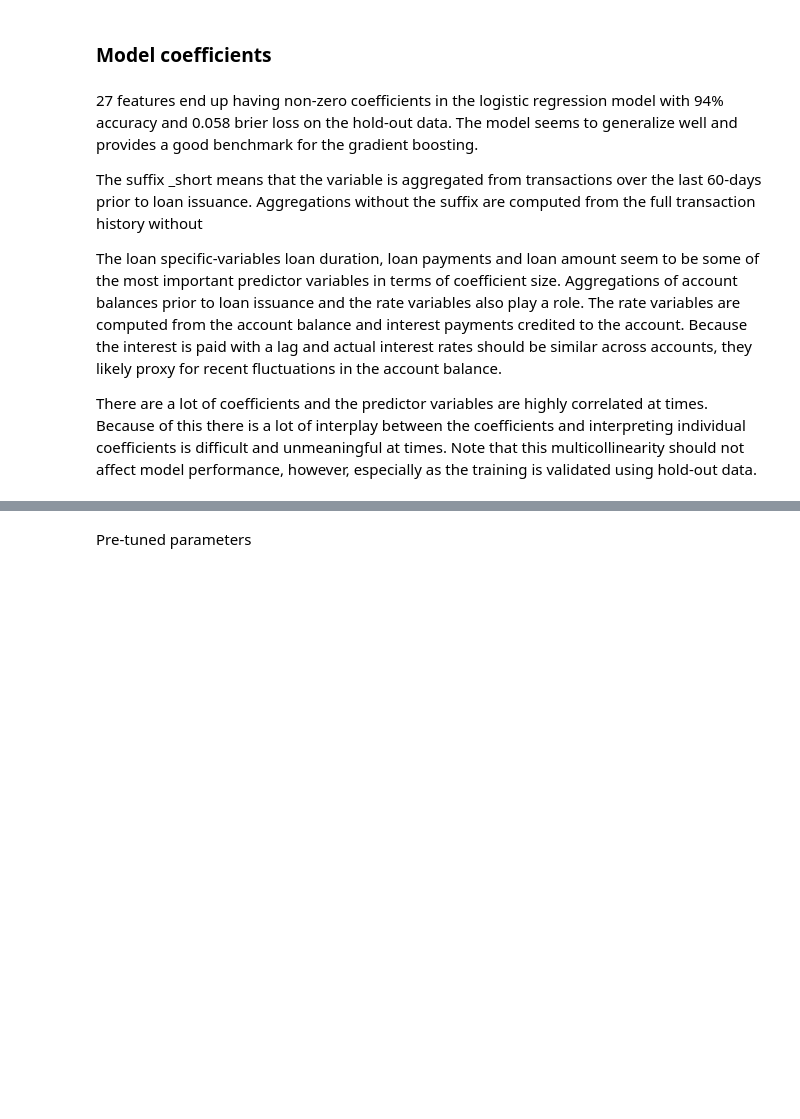
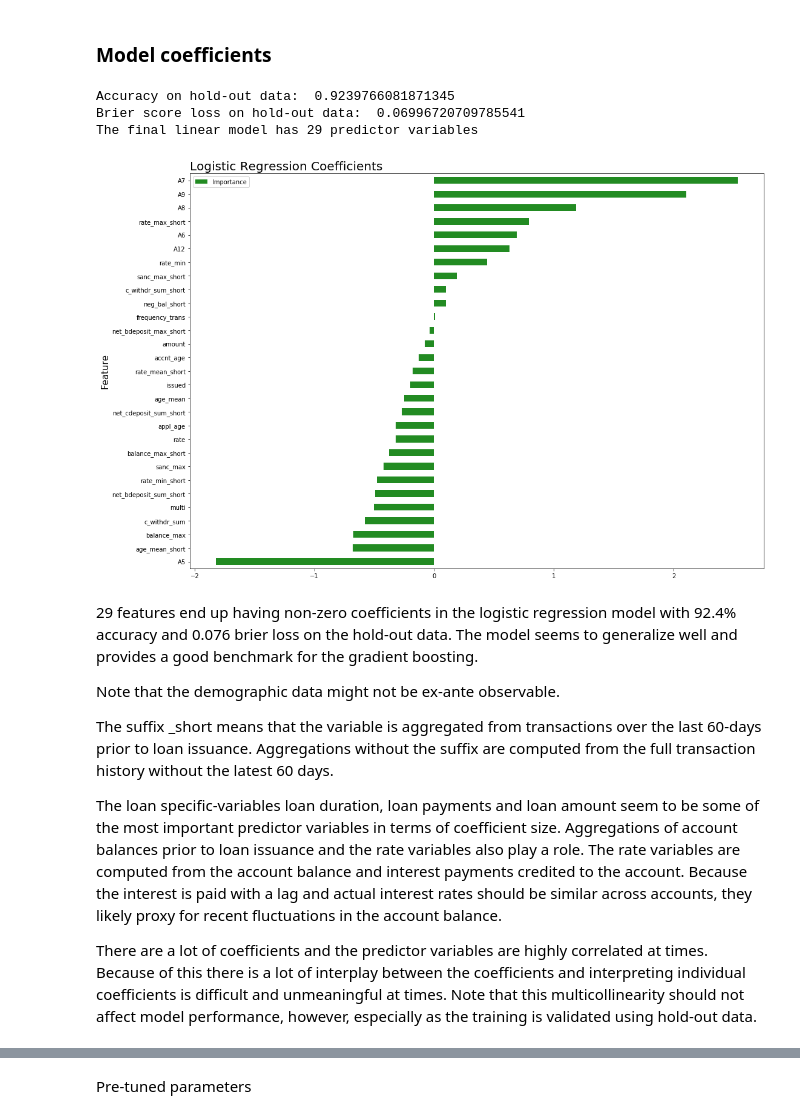
Before and after one commit to loerssoni/credit_risk_prediction, a Jupyter notebook: Credit Default Prediction with ML.ipynb, the cells around one changed output, grey strips where cells are left out. Saved outputs shown, nothing was run; the diff lists cells and outputs as text; code cells hidden in the pictures; blank space fills up the shorter version.

```diff
--- a/Credit Default Prediction with ML.ipynb
+++ b/Credit Default Prediction with ML.ipynb
@@ -158,15 +174,24 @@ g, bm_brier = bp.plot_learning_curve(logc,"Logistic regression learning curves",
 # %%
 #refit the final model using the full dataset to capture coefficients
 logc.fit(X, y)
-print('Accuracy on hold-out data: ', accuracy_score(y_test, logc.predict(X_test)))
-print('Brier score loss on hold-out data: ', brier_score_loss(y_test, logc.predict(X_test)))
+l_acc = accuracy_score(y_test, logc.predict(X_test))
+l_bsl = brier_score_loss(y_test, logc.predict_proba(X_test)[:,1])
+print('Accuracy on hold-out data: ', l_acc)
+print('Brier score loss on hold-out data: ', l_bsl)
 
 
 coef_plot, coef = bp.fit_importances(logc, X, y, 'Logistic Regression Coefficients')
+# %% [output]
+Accuracy on hold-out data:  0.9239766081871345
+Brier score loss on hold-out data:  0.06996720709785541
+The final linear model has 29 predictor variables
+[figure, added]
 # %% [markdown]
-27 features end up having non-zero coefficients in the logistic regression model with 94% accuracy and 0.058 brier loss on the hold-out data. The model seems to generalize well and provides a good benchmark for the gradient boosting.
+29 features end up having non-zero coefficients in the logistic regression model with 92.4% accuracy and 0.076 brier loss on the hold-out data. The model seems to generalize well and provides a good benchmark for the gradient boosting.
 
-The suffix _short means that the variable is aggregated from transactions over the last 60-days prior to loan issuance. Aggregations without the suffix are computed from the full transaction history without
+Note that the demographic data might not be ex-ante observable.
+
+The suffix _short means that the variable is aggregated from transactions over the last 60-days prior to loan issuance. Aggregations without the suffix are computed from the full transaction history without the latest 60 days.
 
 The loan specific-variables loan duration, loan payments and loan amount seem to be some of the most important predictor variables in terms of coefficient size. Aggregations of account balances prior to loan issuance and the rate variables also play a role. The rate variables are computed from the account balance and interest payments credited to the account. Because the interest is paid with a lag and actual interest rates should be similar across accounts, they likely proxy for recent fluctuations in the account balance.
 
```
Also changed, not shown: parts of 32 cells of this notebook, 1 other file.
